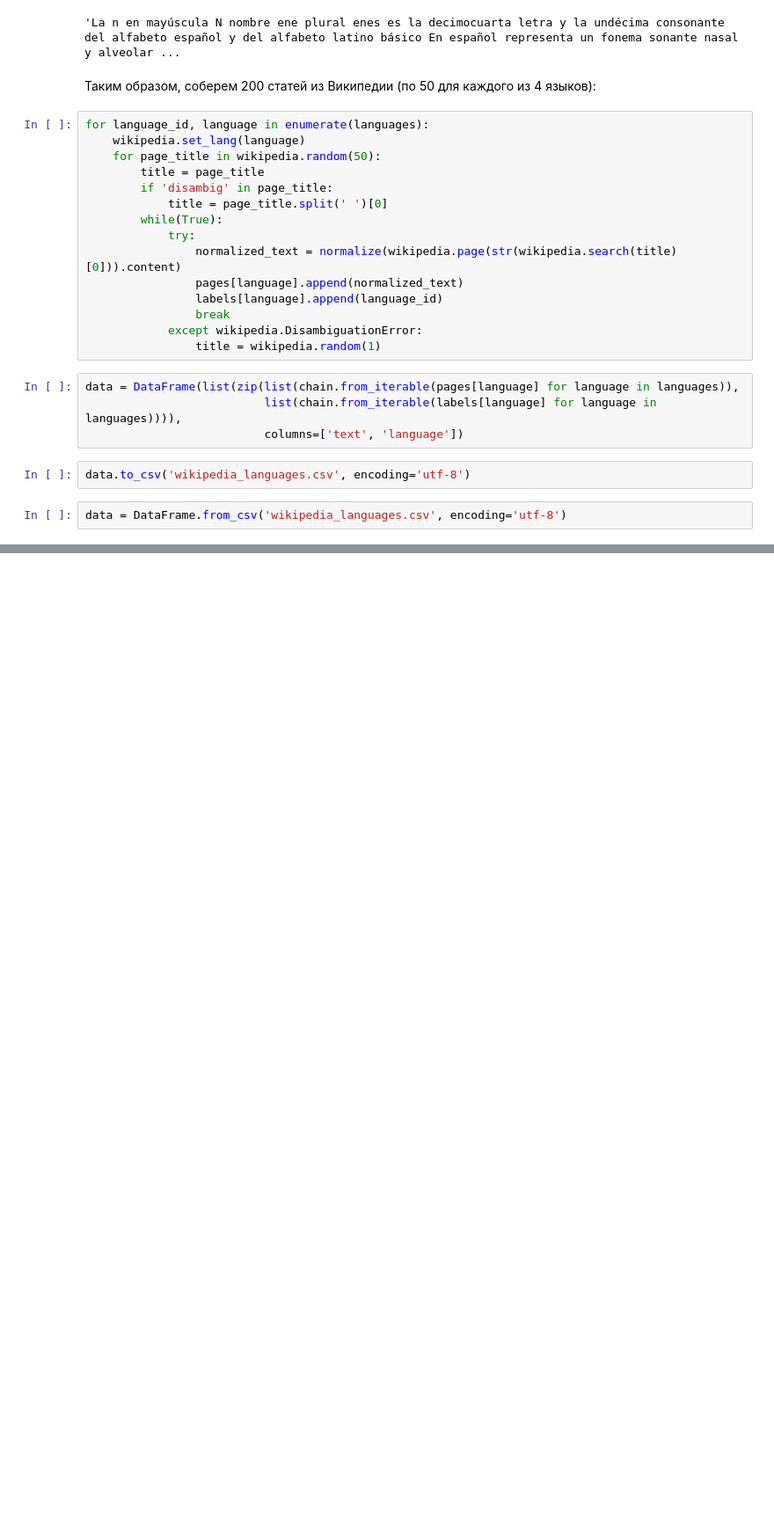
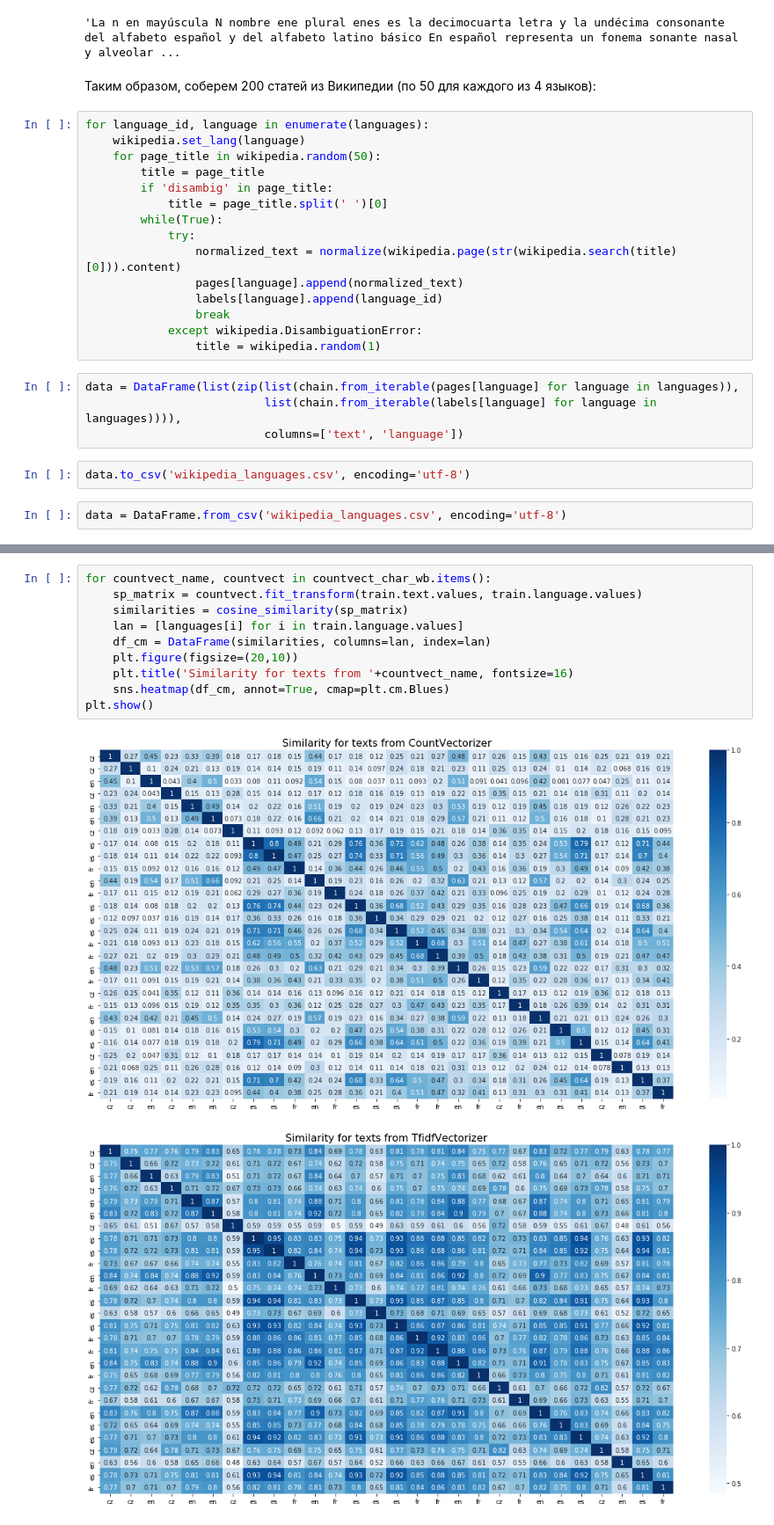
Before and after one commit to lilaspourpre/compling, a Jupyter notebook: hw1.ipynb, the cells around one changed output, grey strips where cells are left out. Shown at 88% size. Saved outputs shown, nothing was run; the diff lists cells and outputs as text; blank space fills up the shorter version.

```diff
--- a/hw1.ipynb
+++ b/hw1.ipynb
@@ -181 +203,14 @@ plt.show()
+# %%
+for countvect_name, countvect in countvect_char_wb.items():
+    sp_matrix = countvect.fit_transform(train.text.values, train.language.values)
+    similarities = cosine_similarity(sp_matrix)
+    lan = [languages[i] for i in train.language.values]
+    df_cm = DataFrame(similarities, columns=lan, index=lan)
+    plt.figure(figsize=(20,10))
+    plt.title('Similarity for texts from '+countvect_name, fontsize=16)
+    sns.heatmap(df_cm, annot=True, cmap=plt.cm.Blues)
+plt.show()
+# %% [output]
+[figure, added]
+[figure, added]
 # %%
```
Also changed, not shown: parts of 9 cells of this notebook.
